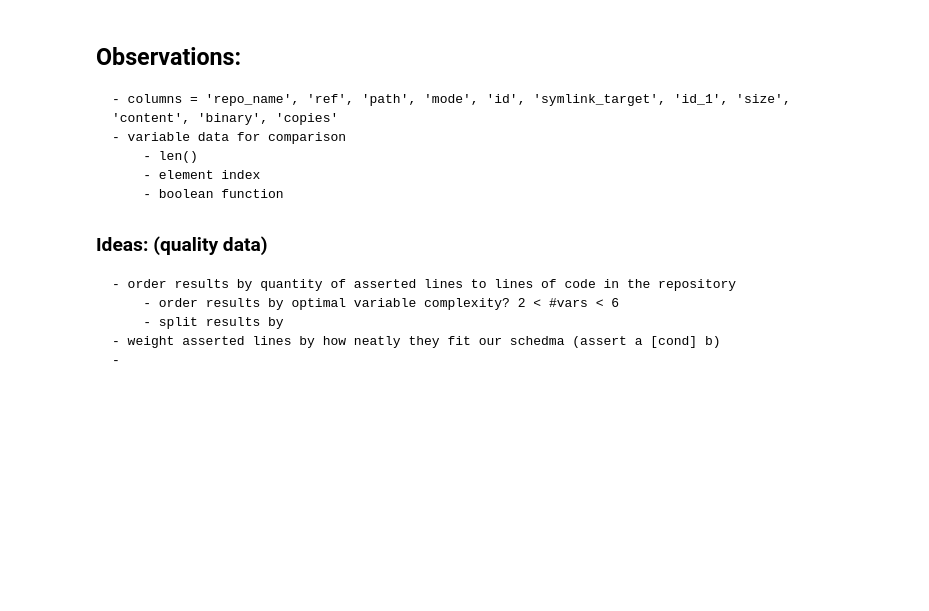
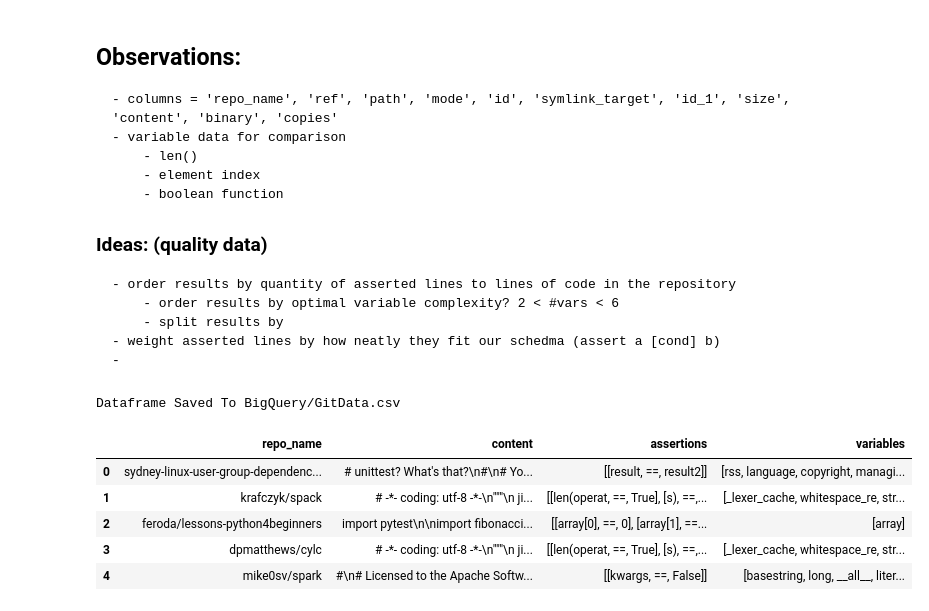
Before and after one commit to KoraSHughes/LLMCodeGen, a Jupyter notebook: Data/Github-Assertions.ipynb, the cells around one changed output. Cells and saved outputs as stored; diff of their text form; code cells hidden in the pictures; blank space fills up the shorter version.

```diff
--- a/Data/Github-Assertions.ipynb
+++ b/Data/Github-Assertions.ipynb
@@ -228,3 +251,17 @@ df
         - split results by
     - weight asserted lines by how neatly they fit our schedma (assert a [cond] b)
     -
+# %%
+# save work
+save_dir = "BigQuery/GitData.csv"
+df.to_csv(save_dir, index=False)
+print("Dataframe Saved To", save_dir)
+df
+# %% [output]
+Dataframe Saved To BigQuery/GitData.csv
+|  | repo_name | content | assertions | variables |
+| 0 | sydney-linux-user-group-dependenc... | # unittest? What's that?\n#\n# Yo... | [[result, ==, result2]] | [rss, language, copyright, managi... |
+| 1 | krafczyk/spack | # -*- coding: utf-8 -*-\n"""\n ji... | [[len(operat, ==, True], [s), ==,... | [_lexer_cache, whitespace_re, str... |
+| 2 | feroda/lessons-python4beginners | import pytest\n\nimport fibonacci... | [[array[0], ==, 0], [array[1], ==... | [array] |
+| 3 | dpmatthews/cylc | # -*- coding: utf-8 -*-\n"""\n ji... | [[len(operat, ==, True], [s), ==,... | [_lexer_cache, whitespace_re, str... |
+| 4 | mike0sv/spark | #\n# Licensed to the Apache Softw... | [[kwargs, ==, False]] | [basestring, long, __all__, liter... |
```
Also changed, not shown: parts of 3 cells of this notebook, 3 other files.
